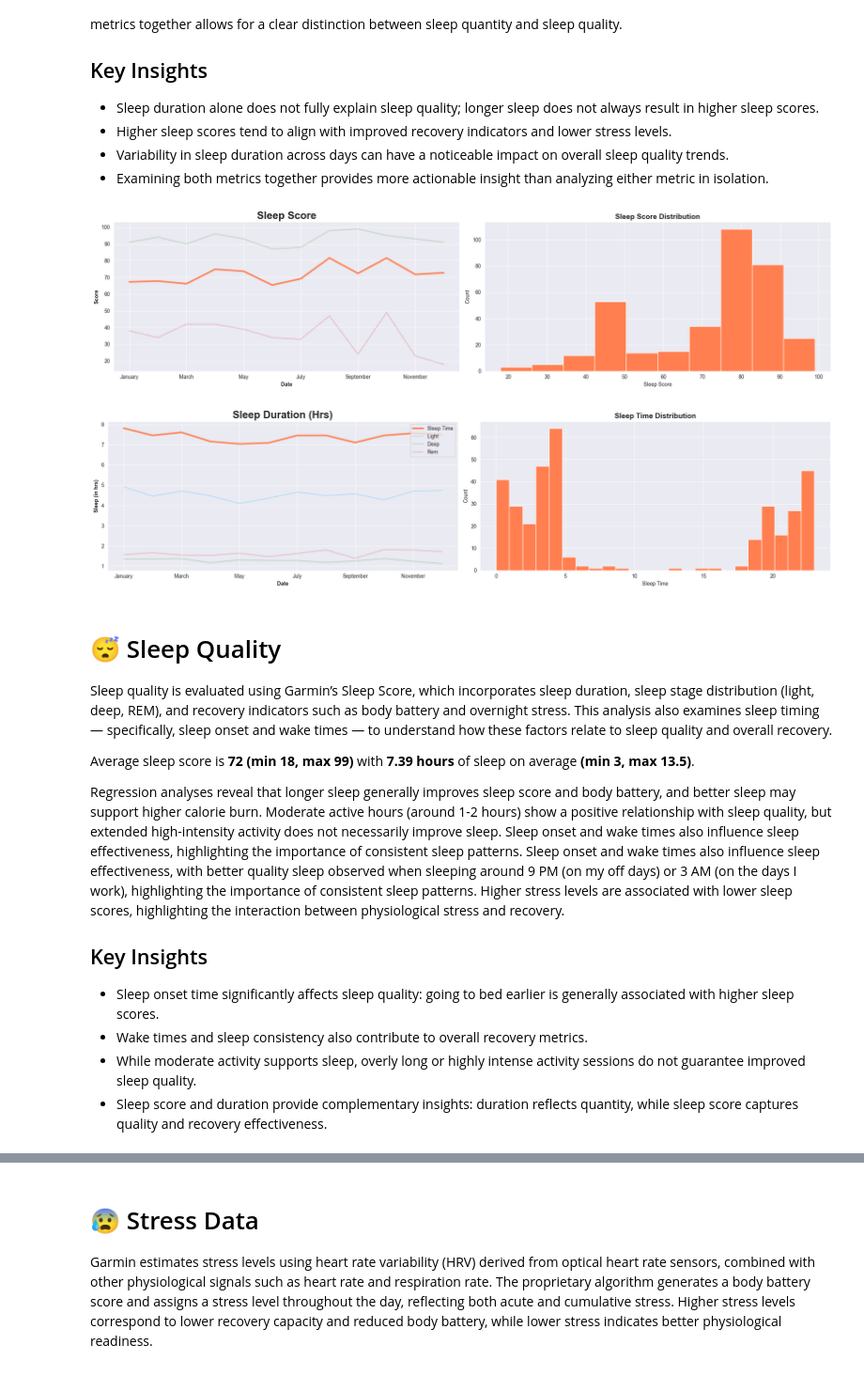
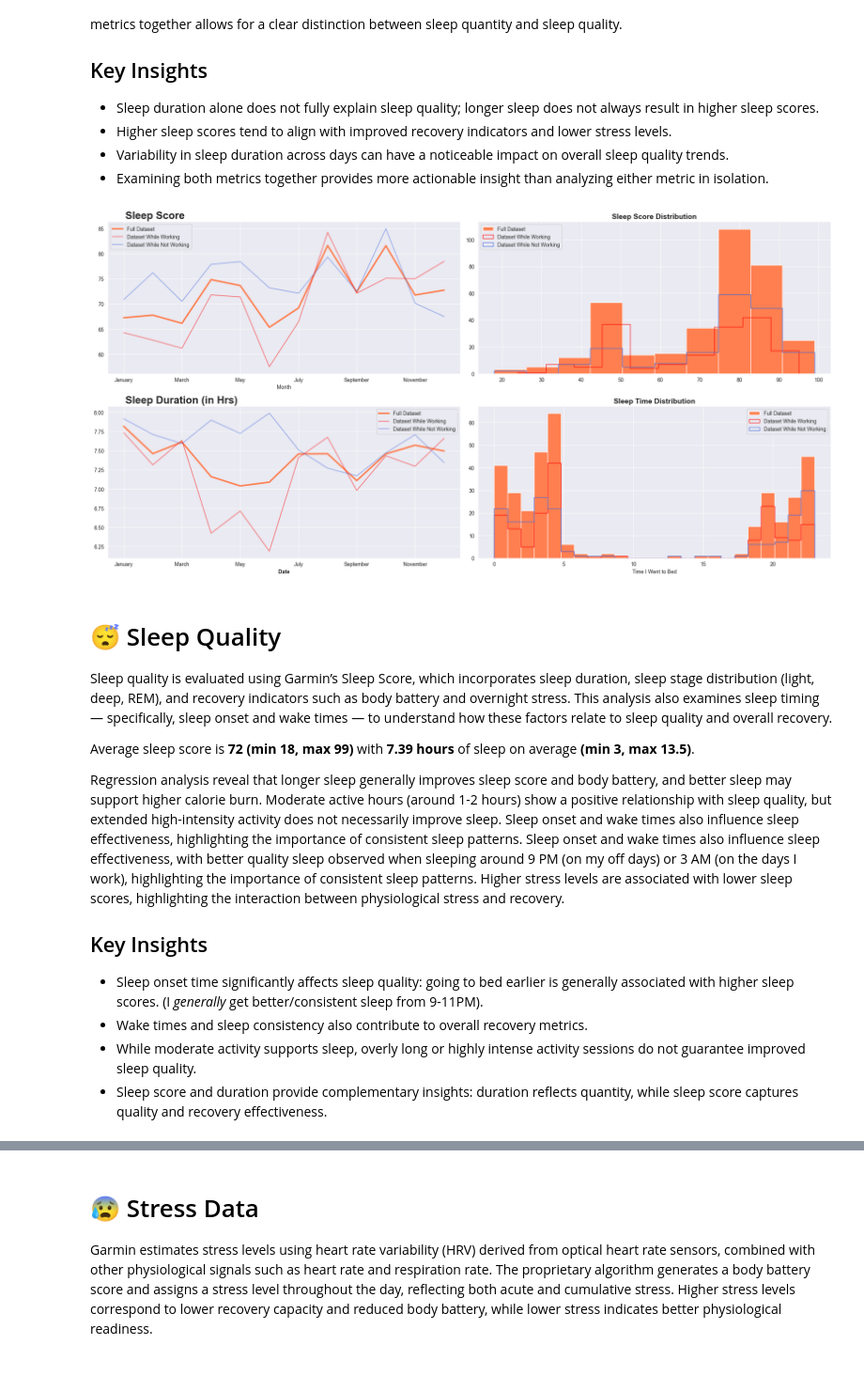
Before and after one commit to christophermagno/christophermagno, a Jupyter notebook: Projects/Health Analysis/health_dataset_viz.ipynb, the cells around one changed output, grey strips where cells are left out. Shown at 94% size. Cells and saved outputs as stored; diff of their text form; code cells hidden in the pictures.

```diff
--- a/Projects/Health Analysis/health_dataset_viz.ipynb
+++ b/Projects/Health Analysis/health_dataset_viz.ipynb
@@ -36,12 +37,14 @@ lib.set_display_options()
 # %%
 _df = lib.read_data(project.raw_file)
 to_datetime = [
-    'Date',
     'Sleep Start Timestamp GMT',
     'Sleep End Timestamp GMT',
     'Sleep Start Timestamp Local',
     'Sleep End Timestamp Local'
 ]
+_df['Date'] = pd.to_datetime(_df['Date'], format=DATE_FORMAT)
+for item in to_datetime:
+    _df[item] = pd.to_datetime(_df[item])
 # %% [output]
 PortfolioLogger.lib.tools: INFO: Encoding: ascii
 PortfolioLogger.lib.tools: INFO: Stripping whitespaces from raw_data.csv
@@ -443,43 +503,38 @@ Garmin’s Sleep Duration measures the total time spent asleep between sleep ons
 * Variability in sleep duration across days can have a noticeable impact on overall sleep quality trends.
 * Examining both metrics together provides more actionable insight than analyzing either metric in isolation.
 # %%
-fig, (ax1, ax2) = plt.subplots(nrows=1, ncols=2, figsize=(20, 5))
-grp_month['Sleep Score'].max().plot(color=POSITIVE_REF_COLOR, alpha=.25, ax=ax1)
-grp_month['Sleep Score'].mean().plot(color=MAIN_COLOR, linewidth=3, ax=ax1)
-grp_month['Sleep Score'].min().plot(color=NEGATIVE_REF_COLOR, alpha=.25, ax=ax1)
+fig, ((ax1, ax2), (ax3, ax4)) = plt.subplots(nrows=2, ncols=2, figsize=(20, 10))
+grp_month['Sleep Score'].mean().plot(color=MAIN_COLOR, linewidth=3, ax=ax1, label=df_viz.name)
+grp_work_month['Sleep Score'].mean().plot(color=WORK_COLOR, alpha=.5, ax=ax1, label=df_viz_work.name)
+grp_no_work_month['Sleep Score'].mean().plot(color=NO_WORK_COLOR, alpha=.5, ax=ax1, label=df_viz_nowork.name)
 ax1.set_title('Sleep Score', **TITLE_KKWARGS)
-ax1.set_xlabel('Date', fontweight='bold')
-ax1.set_ylabel('Score', fontweight='bold')
-ax2.hist(df_viz['Sleep Score'], bins=10, color=MAIN_COLOR)
+ax1.legend()
+
+ax2.hist(df_viz['Sleep Score'], bins=10, color=MAIN_COLOR, label=df_viz.name)
+ax2.hist(df_viz_work['Sleep Score'], bins=10, color=WORK_COLOR, histtype='step', label=df_viz_work.name)
+ax2.hist(df_viz_nowork['Sleep Score'], bins=10, color=NO_WORK_COLOR, histtype='step', label=df_viz_nowork.name)
 ax2.set_title('Sleep Score Distribution', **SUB_TITLE_KKWARGS)
-ax2.set_xlabel('Sleep Score')
-ax2.set_ylabel('Count')
-plt.tight_layout()
-plt.show()
+ax2.legend()
 
-fig, (ax1, ax2) = plt.subplots(nrows=1, ncols=2, figsize=(20, 5))
+# Sleep Duration
+grp_month['Sleep Time Hours'].mean().plot(color=MAIN_COLOR, linewidth=3, ax=ax3, label=df_viz.name)
+grp_work_month['Sleep Time Hours'].mean().plot(color=WORK_COLOR, alpha=.5, ax=ax3, label=df_viz_work.name)
+grp_no_work_month['Sleep Time Hours'].mean().plot(color=NO_WORK_COLOR, alpha=.5, ax=ax3, label=df_viz_nowork.name)
+ax3.set_title('Sleep Duration (in Hrs)', **TITLE_KKWARGS)
+ax3.set_xlabel('Date', fontweight='bold')
+ax3.legend()
 
-## What my aggregated sleep scores are
-
-grp_month['Sleep Time Hours'].mean().plot(color=MAIN_COLOR, linewidth=3, ax=ax1)
-grp_month['Light Sleep Hours'].mean().plot(color='deepskyblue', alpha=.25, ax=ax1)
-grp_month['Deep Sleep Hours'].mean().plot(color='forestgreen', alpha=.25, ax=ax1)
-grp_month['Rem Sleep Hours'].mean().plot( color='crimson', alpha=.25, ax=ax1)
-ax1.set_title('Sleep Duration (Hrs)', **TITLE_KKWARGS)
-ax1.set_xlabel('Date', fontweight='bold')
-ax1.set_ylabel('Sleep (in hrs)', fontweight='bold')
-ax1.legend(['Sleep Time', 'Light', 'Deep', 'Rem'], loc='best')
-
-ax2.hist(df_viz['Sleep Start Timestamp Local'].dt.hour, bins=24, color=MAIN_COLOR)
-ax2.set_title('Sleep Time Distribution', **SUB_TITLE_KKWARGS)
-ax2.set_xlabel('Sleep Time')
-ax2.set_ylabel('Count')
+ax4.hist(df_viz['Sleep Start Timestamp Local'].dt.hour, bins=24, color=MAIN_COLOR, label=df_viz.name)
+ax4.hist(df_viz_work['Sleep Start Timestamp Local'].dt.hour, bins=24, color=WORK_COLOR, histtype='step', label=df_viz_work.name)
+ax4.hist(df_viz_nowork['Sleep Start Timestamp Local'].dt.hour, bins=24, color=NO_WORK_COLOR, histtype='step', label=df_viz_nowork.name)
+ax4.set_title('Sleep Time Distribution', **SUB_TITLE_KKWARGS)
+ax4.set_xlabel('Time I Went to Bed')
+ax4.legend()
 
 plt.tight_layout()
 plt.show()
 # %% [output]
-[figure, old version]
+[figure, new version]
-[figure, removed]
 # %% [markdown]
 # 😴 Sleep Quality
 
@@ -487,10 +542,10 @@ Sleep quality is evaluated using Garmin’s Sleep Score, which incorporates slee
 
 Average sleep score is **72 (min 18, max 99)** with **7.39 hours** of sleep on average **(min 3, max 13.5)**.
 
-Regression analyses reveal that longer sleep generally improves sleep score and body battery, and better sleep may support higher calorie burn. Moderate active hours (around 1-2 hours) show a positive relationship with sleep quality, but extended high-intensity activity does not necessarily improve sleep. Sleep onset and wake times also influence sleep effectiveness, highlighting the importance of consistent sleep patterns. Sleep onset and wake times also influence sleep effectiveness, with better quality sleep observed when sleeping around 9 PM (on my off days) or 3 AM (on the days I work), highlighting the importance of consistent sleep patterns. Higher stress levels are associated with lower sleep scores, highlighting the interaction between physiological stress and recovery.
+Regression analysis reveal that longer sleep generally improves sleep score and body battery, and better sleep may support higher calorie burn. Moderate active hours (around 1-2 hours) show a positive relationship with sleep quality, but extended high-intensity activity does not necessarily improve sleep. Sleep onset and wake times also influence sleep effectiveness, highlighting the importance of consistent sleep patterns. Sleep onset and wake times also influence sleep effectiveness, with better quality sleep observed when sleeping around 9 PM (on my off days) or 3 AM (on the days I work), highlighting the importance of consistent sleep patterns. Higher stress levels are associated with lower sleep scores, highlighting the interaction between physiological stress and recovery.
 
 ## Key Insights
-* Sleep onset time significantly affects sleep quality: going to bed earlier is generally associated with higher sleep scores.
+* Sleep onset time significantly affects sleep quality: going to bed earlier is generally associated with higher sleep scores. (I *generally* get better/consistent sleep from 9-11PM).
 * Wake times and sleep consistency also contribute to overall recovery metrics.
 * While moderate activity supports sleep, overly long or highly intense activity sessions do not guarantee improved sleep quality.
 * Sleep score and duration provide complementary insights: duration reflects quantity, while sleep score captures quality and recovery effectiveness.
```
Also changed, not shown: parts of 14 cells of this notebook, 27 other files.
